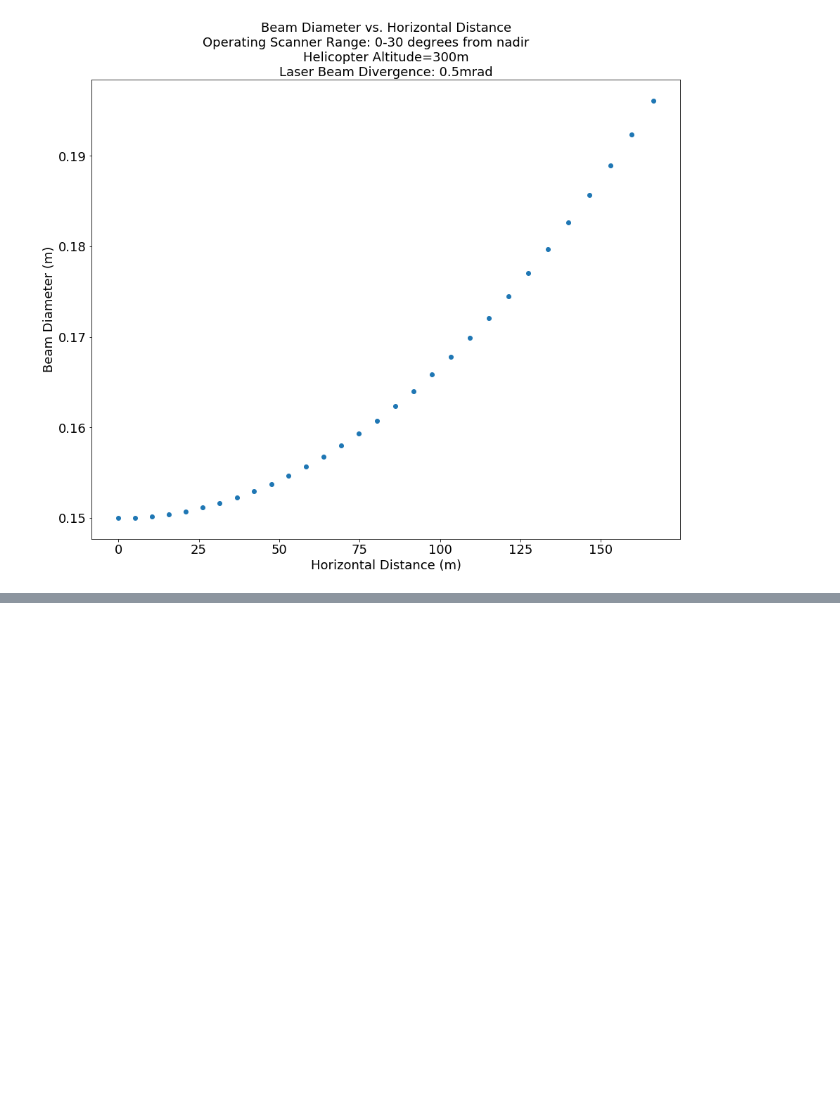
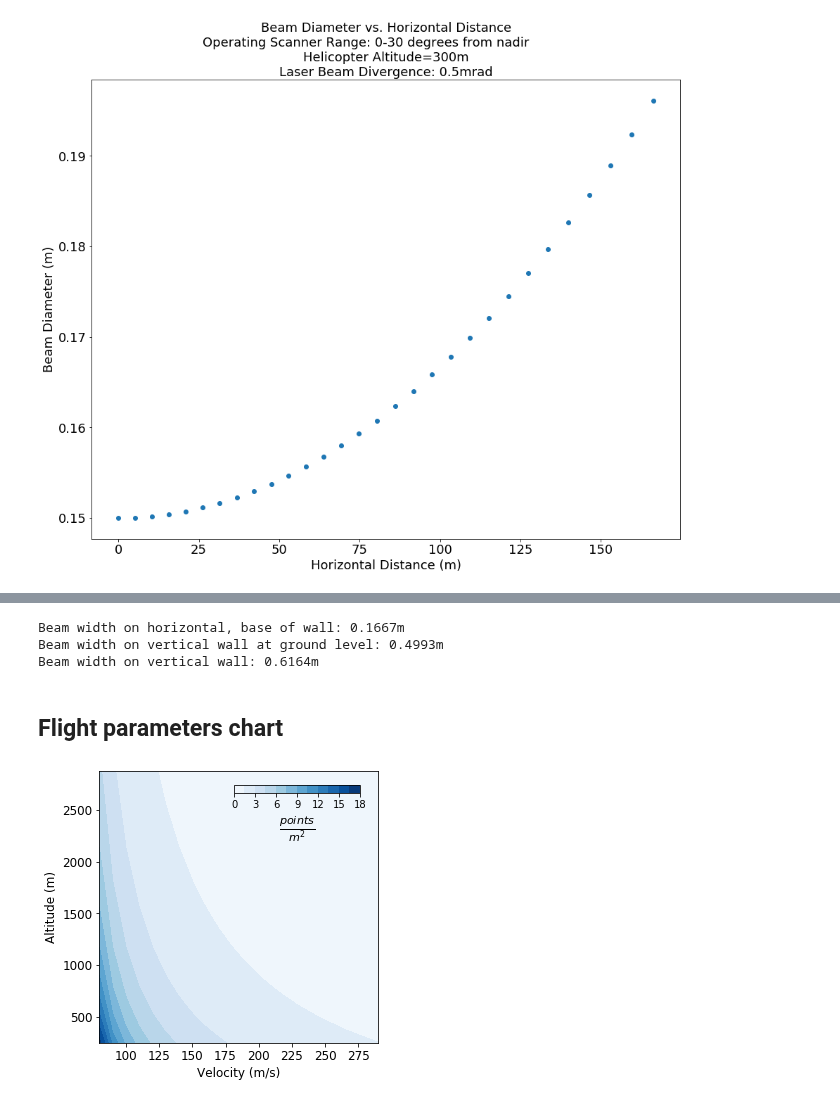
Before and after one commit to mihamerstan/lidar_metrics, a Jupyter notebook: notebooks/trig_section.ipynb, the cells around one changed output, grey strips where cells are left out. Saved outputs shown, nothing was run; the diff lists cells and outputs as text; code cells hidden in the pictures; blank space fills up the shorter version.

```diff
--- a/notebooks/trig_section.ipynb
+++ b/notebooks/trig_section.ipynb
@@ -104,0 +186,8 @@ array([  0.        ,   5.23651948,  10.47623085,  15.72233378,
+# %%
+print("Beam width on horizontal, base of wall: {:2.4f}m".format(b_horizontal(a,theta_h,alpha)))
+print("Beam width on vertical wall at ground level: {:2.4f}m".format(b_vertical(a,theta_h,alpha,alpha)))
+print("Beam width on vertical wall: {:2.4f}m".format(b_vertical(a,theta_h,theta_w,alpha)))
+# %% [output]
+Beam width on horizontal, base of wall: 0.1667m
+Beam width on vertical wall at ground level: 0.4993m
+Beam width on vertical wall: 0.6164m
@@ -104,0 +196,24 @@ array([  0.        ,   5.23651948,  10.47623085,  15.72233378,
+# %% [markdown]
+## Flight parameters chart
+# %%
+# Contour map
+fontsize=12
+altitude = np.arange(250, 3000,125)
+vel = np.arange(80,300,10)
+h = np.array([400000/(2*np.tan(30*np.pi/180)*altitude*v) for v in vel])
+
+fig = plt.figure(figsize=[5,5])
+plt.contourf(vel,altitude,h,15,cmap='Blues')
+
+plt.ylabel("Altitude (m)",fontsize=fontsize)
+plt.xlabel("Velocity (m/s)",fontsize=fontsize)
+plt.xticks(fontsize=fontsize)
+plt.yticks(fontsize=fontsize)
+
+cbaxes = fig.add_axes([0.5, 0.82, 0.35, 0.02])
+plt.colorbar(cax=cbaxes,orientation='horizontal', pad=0.15).set_label(label=r"$\frac{points}{m^2}$",fontsize=16)
+
+
+plt.show()
+# %% [output]
+[figure, added]
```
Also changed, not shown: parts of 45 cells of this notebook, 2 other files.
